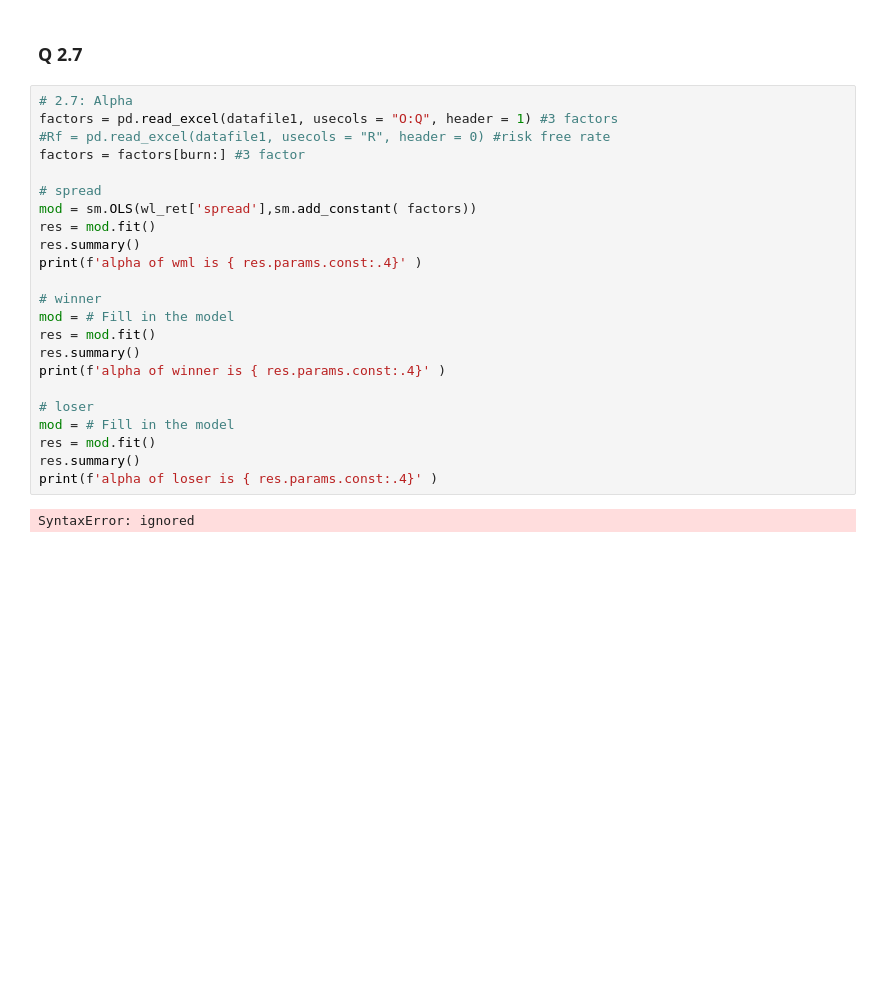
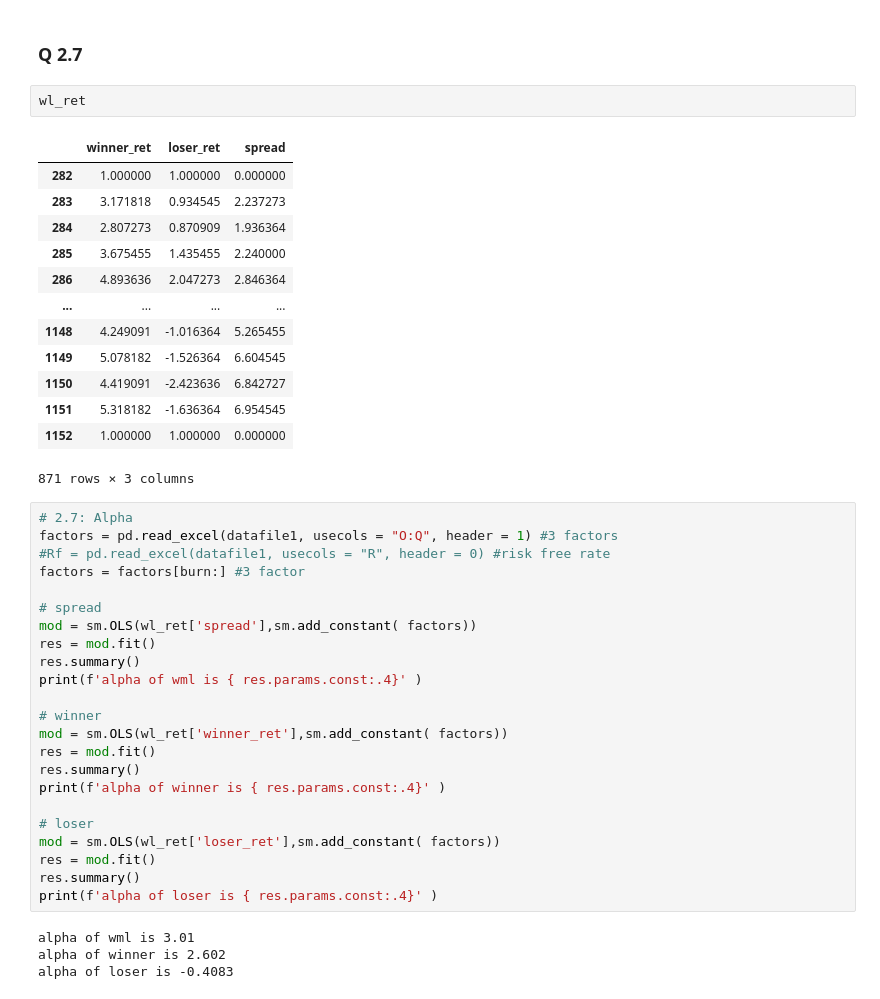
Before and after one commit to seanzhu815/402, a Jupyter notebook: Assignment_2.ipynb, the cells around one changed output. Drawn from its saved outputs; the diff is of its cells as text; blank space fills up the shorter version.

```diff
--- a/Assignment_2.ipynb
+++ b/Assignment_2.ipynb
@@ -366,6 +366,22 @@ print(f'The expected return is equal to {ER:.4}%')
 The expected return is equal to 3.348%
 # %% [markdown]
 ### Q 2.7
+# %%
+wl_ret
+# %% [output]
+|  | winner_ret | loser_ret | spread |
+| 282 | 1.000000 | 1.000000 | 0.000000 |
+| 283 | 3.171818 | 0.934545 | 2.237273 |
+| 284 | 2.807273 | 0.870909 | 1.936364 |
+| 285 | 3.675455 | 1.435455 | 2.240000 |
+| 286 | 4.893636 | 2.047273 | 2.846364 |
+| ... | ... | ... | ... |
+| 1148 | 4.249091 | -1.016364 | 5.265455 |
+| 1149 | 5.078182 | -1.526364 | 6.604545 |
+| 1150 | 4.419091 | -2.423636 | 6.842727 |
+| 1151 | 5.318182 | -1.636364 | 6.954545 |
+| 1152 | 1.000000 | 1.000000 | 0.000000 |
+871 rows × 3 columns
 # %%
 # 2.7: Alpha
 factors = pd.read_excel(datafile1, usecols = "O:Q", header = 1) #3 factors
@@ -379,15 +395,17 @@ res.summary()
 print(f'alpha of wml is { res.params.const:.4}' )
 
 # winner
-mod = # Fill in the model
+mod = sm.OLS(wl_ret['winner_ret'],sm.add_constant( factors))
 res = mod.fit()
 res.summary()
 print(f'alpha of winner is { res.params.const:.4}' )
 
 # loser
-mod = # Fill in the model
+mod = sm.OLS(wl_ret['loser_ret'],sm.add_constant( factors))
 res = mod.fit()
 res.summary()
 print(f'alpha of loser is { res.params.const:.4}' )
 # %% [output]
-SyntaxError: ignored
+alpha of wml is 3.01
+alpha of winner is 2.602
+alpha of loser is -0.4083
```
